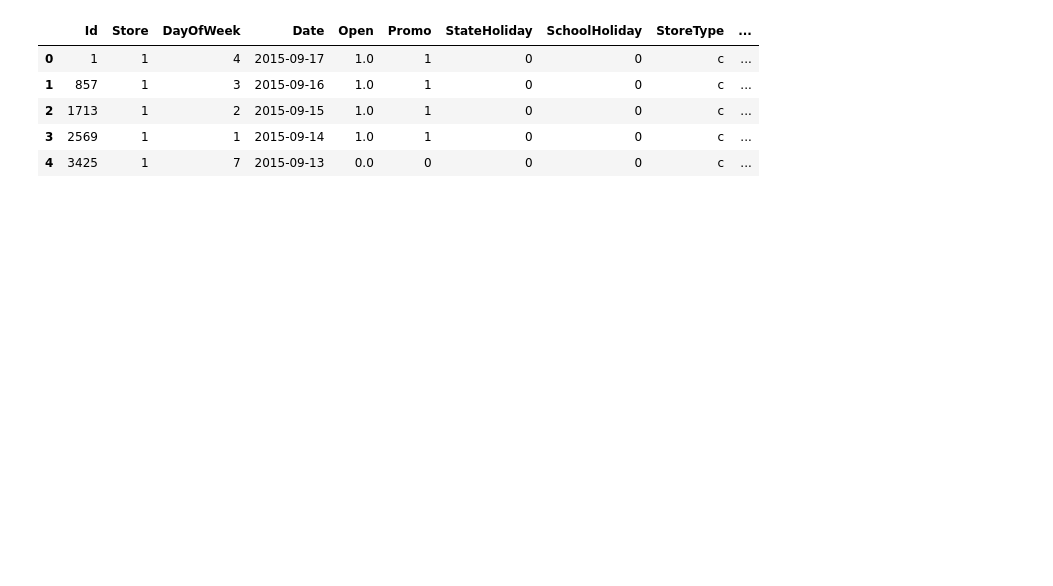
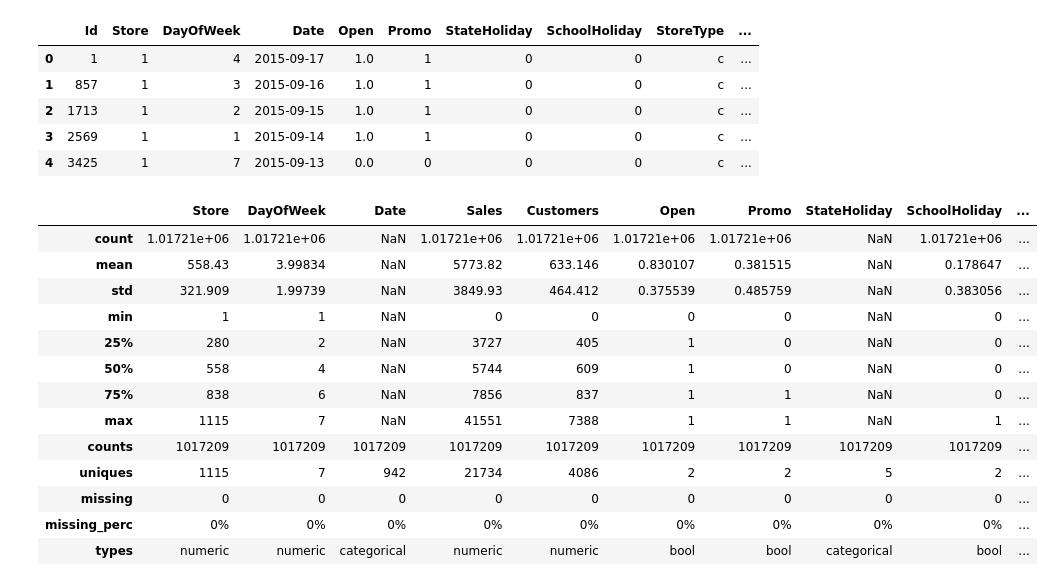
Before and after one commit to AdityaSidharta/ST4240, a Jupyter notebook: ass_1/q1/Question_1.ipynb, the cells around one changed output. Drawn from its saved outputs; the diff is of its cells as text; code cells hidden in the pictures; blank space fills up the shorter version.

```diff
--- a/ass_1/q1/Question_1.ipynb
+++ b/ass_1/q1/Question_1.ipynb
@@ -27,3 +71,20 @@ df_test_full.head()
 | 2 | 1713 | 1 | 2 | 2015-09-15 | 1.0 | 1 | 0 | 0 | c | ... |
 | 3 | 2569 | 1 | 1 | 2015-09-14 | 1.0 | 1 | 0 | 0 | c | ... |
 | 4 | 3425 | 1 | 7 | 2015-09-13 | 0.0 | 0 | 0 | 0 | c | ... |
+# %%
+DataFrameSummary(df_train_full).summary()
+# %% [output]
+|  | Store | DayOfWeek | Date | Sales | Customers | Open | Promo | StateHoliday | SchoolHoliday | ... |
+| count | 1.01721e+06 | 1.01721e+06 | NaN | 1.01721e+06 | 1.01721e+06 | 1.01721e+06 | 1.01721e+06 | NaN | 1.01721e+06 | ... |
+| mean | 558.43 | 3.99834 | NaN | 5773.82 | 633.146 | 0.830107 | 0.381515 | NaN | 0.178647 | ... |
+| std | 321.909 | 1.99739 | NaN | 3849.93 | 464.412 | 0.375539 | 0.485759 | NaN | 0.383056 | ... |
+| min | 1 | 1 | NaN | 0 | 0 | 0 | 0 | NaN | 0 | ... |
+| 25% | 280 | 2 | NaN | 3727 | 405 | 1 | 0 | NaN | 0 | ... |
+| 50% | 558 | 4 | NaN | 5744 | 609 | 1 | 0 | NaN | 0 | ... |
+| 75% | 838 | 6 | NaN | 7856 | 837 | 1 | 1 | NaN | 0 | ... |
+| max | 1115 | 7 | NaN | 41551 | 7388 | 1 | 1 | NaN | 1 | ... |
+| counts | 1017209 | 1017209 | 1017209 | 1017209 | 1017209 | 1017209 | 1017209 | 1017209 | 1017209 | ... |
+| uniques | 1115 | 7 | 942 | 21734 | 4086 | 2 | 2 | 5 | 2 | ... |
+| missing | 0 | 0 | 0 | 0 | 0 | 0 | 0 | 0 | 0 | ... |
+| missing_perc | 0% | 0% | 0% | 0% | 0% | 0% | 0% | 0% | 0% | ... |
+| types | numeric | numeric | categorical | numeric | numeric | bool | bool | categorical | bool | ... |
```
Also changed, not shown: parts of 7 cells of this notebook.
